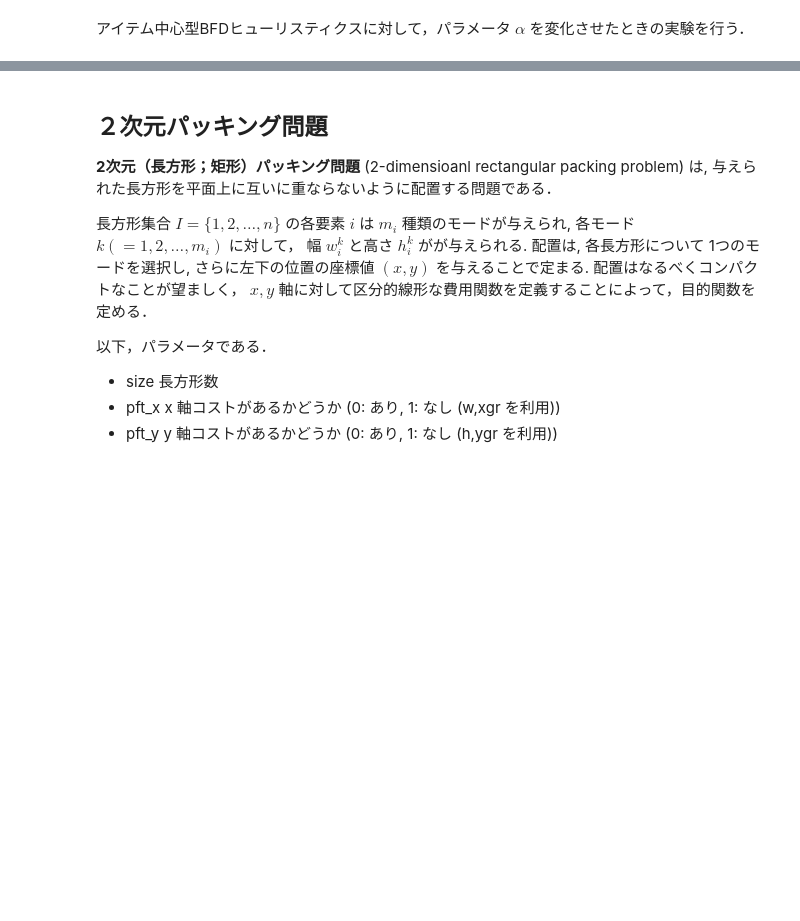
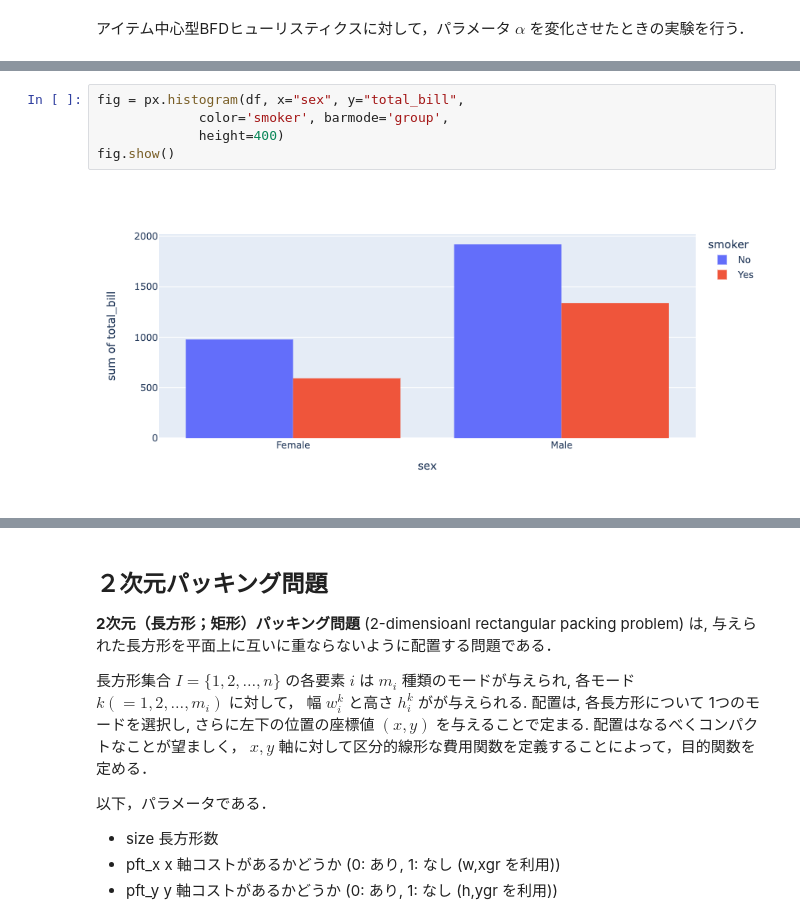
Before and after one commit to stutkhd/vector_packing, a Jupyter notebook: work/68packing.ipynb, the cells around one changed output, grey strips where cells are left out. Cells and saved outputs as stored; diff of their text form; blank space fills up the shorter version.

```diff
--- a/work/68packing.ipynb
+++ b/work/68packing.ipynb
@@ -756,0 +1702,7 @@ df
+# %%
+fig = px.histogram(df, x="sex", y="total_bill",
+             color='smoker', barmode='group',
+             height=400)
+fig.show()
+# %% [output]
+[figure, added]
```
Also changed, not shown: parts of 68 cells of this notebook.
